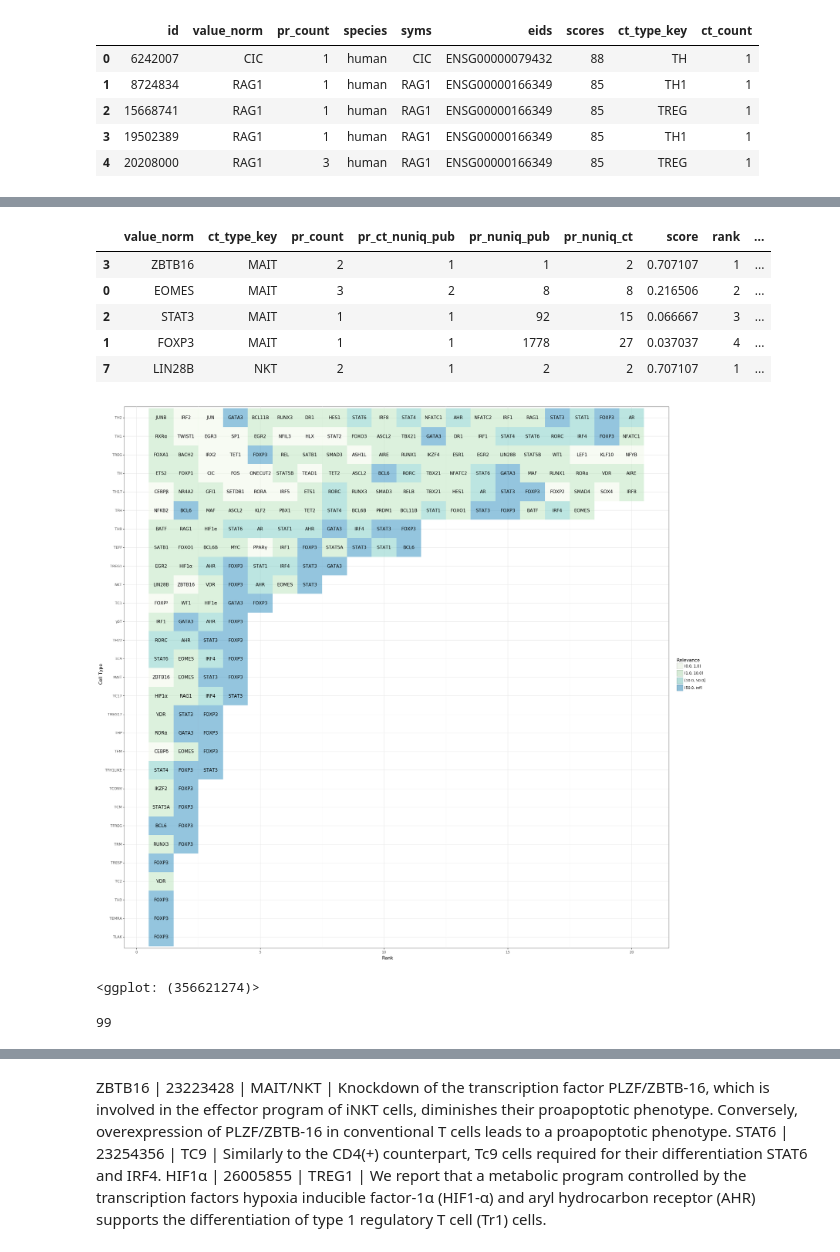
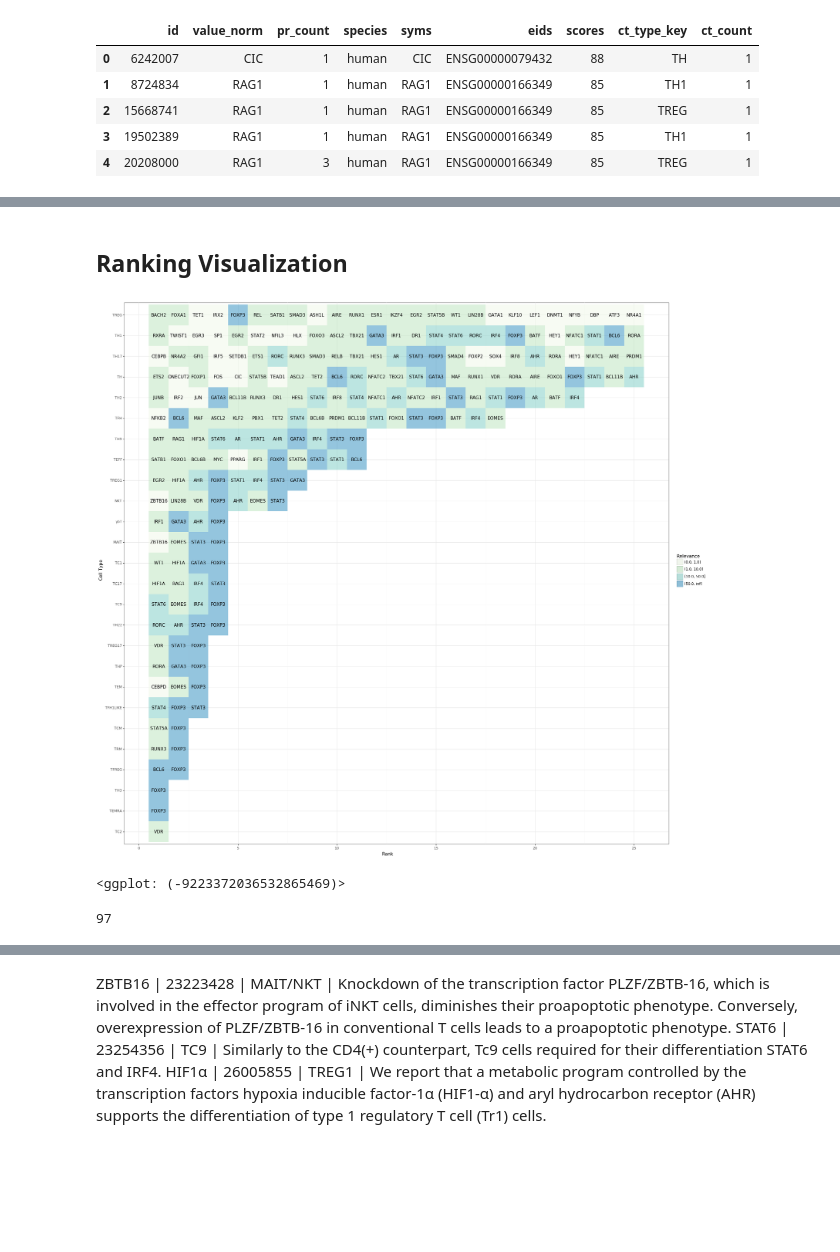
Before and after one commit to hammerlab/t-cell-relation-extraction, a Jupyter notebook: pm_subtype_protein_relations/pubmed-06-tf_ranking.ipynb, the cells around one changed output, grey strips where cells are left out. Cells and saved outputs as stored; diff of their text form; code cells hidden in the pictures; blank space fills up the shorter version.

Commit message:
Adding TF ranking results v1

```diff
--- a/pm_subtype_protein_relations/pubmed-06-tf_ranking.ipynb
+++ b/pm_subtype_protein_relations/pubmed-06-tf_ranking.ipynb
@@ -81,6 +85,7 @@ df_mg['score'].hist(bins=32)
 # %%
+score_threshold = 30
 df_mg_tf = (
-    df_mg[(df_mg['is_tf'].values == True) & (df_mg['score'] >= 30)]
+    df_mg[(df_mg['is_tf'].values == True) & (df_mg['score'] >= score_threshold)]
     # Get top hit for each term and species
     .groupby(['pr_value_norm', 'species'], group_keys=False)
     .apply(lambda g: g.sort_values('score').tail(1))
@@ -190,32 +247,3 @@ ax.set_yscale('log')
-# %%
-df_score = pd.concat([
-    df.groupby(['ct_type_key', 'value_norm'])
-        .agg({'pr_count': 'sum', 'id': 'nunique'})
-        .rename(columns={'id': 'pr_ct_nuniq_pub'})
-        .reset_index('ct_type_key'),
-    df.groupby(['value_norm'])
-        .agg({'id': 'nunique', 'ct_type_key': 'nunique'})
-        .rename(columns={'id': 'pr_nuniq_pub', 'ct_type_key': 'pr_nuniq_ct'})
-], join='inner', axis=1).reset_index()
-
-df_score['score'] = df_score['pr_count'].apply(np.sqrt) / df_score['pr_nuniq_ct']
-
-df_score = (
-    df_score.groupby(['ct_type_key'], group_keys=False)
-    .apply(lambda g:
-           g.sort_values('score', ascending=False)
-           .assign(rank=np.arange(len(g))+1, score_norm=lambda dg: dg['score']/dg['score'].sum())
-    )
-)
-
-df_score.head()
-# %% [output]
-|  | value_norm | ct_type_key | pr_count | pr_ct_nuniq_pub | pr_nuniq_pub | pr_nuniq_ct | score | rank | ... |
-| 3 | ZBTB16 | MAIT | 2 | 1 | 1 | 2 | 0.707107 | 1 | ... |
-| 0 | EOMES | MAIT | 3 | 2 | 8 | 8 | 0.216506 | 2 | ... |
-| 2 | STAT3 | MAIT | 1 | 1 | 92 | 15 | 0.066667 | 3 | ... |
-| 1 | FOXP3 | MAIT | 1 | 1 | 1778 | 27 | 0.037037 | 4 | ... |
-| 7 | LIN28B | NKT | 2 | 1 | 2 | 2 | 0.707107 | 1 | ... |
 # %%
 # (
 #     df_score[df_score['rank'] <= 15]
@@ -227,34 +255,38 @@ df_score.head()
 #         ))
 #         .pivot(index='cell_type', columns='rank', values='value_norm')
 # )
+# %% [markdown]
+## Ranking Visualization
+# %%
+ct_ignore = ['TCONV', 'TLAK', 'TRESP']
 # %%
 (
     pn.ggplot(
-        df_score[df_score['rank'] <= 20]
+        df_score[(df_score['rank'] <= 25) & (~df_score['ct_type_key'].isin(ct_ignore))]
         .assign(pr_nuniq_pub=lambda df: pd.cut(df['pr_nuniq_pub'], bins=[0, 1, 10, 50, np.inf]))
         .assign(pr_ct_nuniq_pub=lambda df: pd.cut(df['pr_ct_nuniq_pub'], bins=[0, 1, 3, 10, np.inf]))
         .assign(cell_type=lambda df: pd.Categorical(
             df['ct_type_key'], ordered=True,
             categories=df['ct_type_key'].value_counts().sort_values().index
         )),
         pn.aes(y='cell_type', x='rank', label='value_norm', fill='pr_nuniq_pub')
     ) +
     pn.geom_tile(alpha=.5) +
     #pn.scale_fill_cmap_d('Blues') +
     pn.scale_fill_brewer(palette='GnBu') +
     #pn.scale_size_discrete(range=(10, 14)) +
     pn.geom_text(color='black', alpha=1) +
     pn.labs(fill='Relevance', x='Rank', y='Cell Type') +
     pn.theme_bw() +
     pn.theme(figure_size=(24, 24))
 )
 # %% [output]
-[figure, old version]
+[figure, new version]
-<ggplot: (356621274)>
+<ggplot: (-9223372036532865469)>
 # %%
 df['value_norm'].nunique()
 # %% [output]
-99
+97
 # %%
 df['value_norm'].sort_values().unique()
 # %% [output]
```
Also changed, not shown: parts of 27 cells of this notebook, 9 other files.
